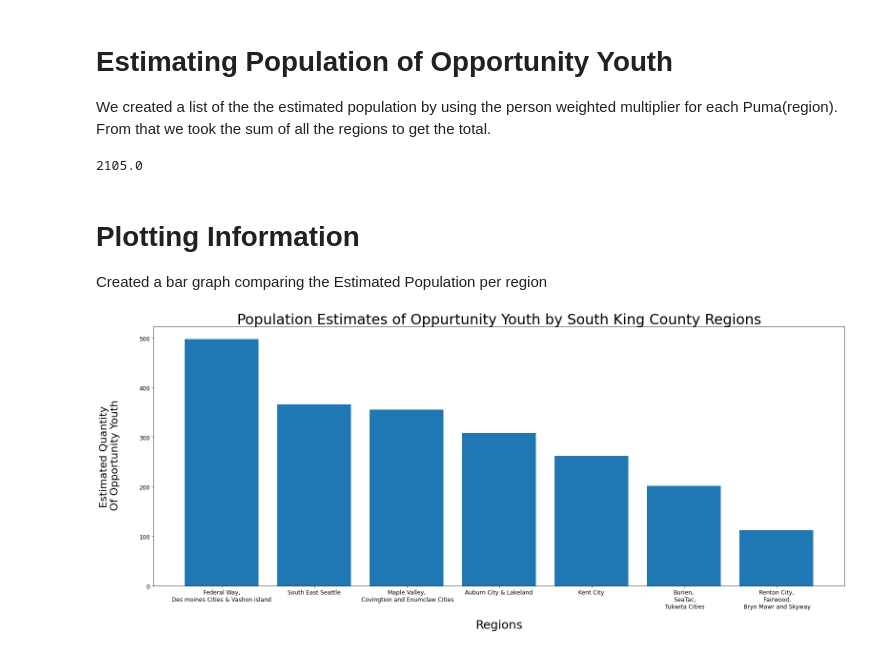
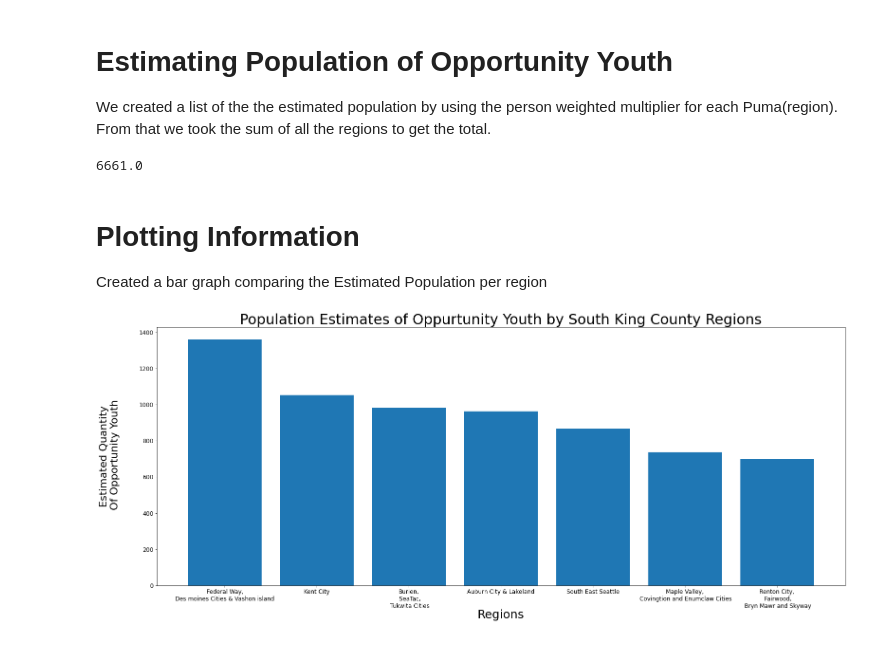
Before and after one commit to Caellwyn/south-king-county-opportunity-youth, a Jupyter notebook: notebooks/exploratory/Question2.ipynb, the cells around one changed output. Drawn from its saved outputs; the diff is of its cells as text; code cells hidden in the pictures.

```diff
--- a/notebooks/exploratory/Question2.ipynb
+++ b/notebooks/exploratory/Question2.ipynb
@@ -24,13 +24,13 @@ We chose Puma's based on the school districs that were shown in the 2016 Report:
 # %%
 #Defiing Dataframe based on Query search
 # puma correlate to South King county regions
-# cow = '9' is unemployed
+# esr = '3' is the unemployed
 # fschp = '0' is not enrolled in school
 oy_df = pd.read_sql('''SELECT *
 FROM pums_2017
 WHERE puma IN ('11612','11613','11614','11615','11604', '11610', '11611')
 AND agep BETWEEN '16' AND '24'
-AND cow = '9'
+AND esr = '3'
 AND fschp = '0'
 ;''', conn)
 # %% [markdown]
@@ -42,7 +42,7 @@ population = oy_df.groupby('puma')['pwgtp'].sum()   # pwgtp was the weight each
 estimated_population = sum(population)
 estimated_population
 # %% [output]
-2105.0
+6661.0
 # %%
 # dictionary of Puma number, name of it and population based on weighted amount.
 region_dic = {'11612': ['Federal Way,Des moines Cities & Vashon island', population['11612']],
@@ -64,16 +64,16 @@ Created a bar graph comparing the Estimated Population per region
 # %%
 #Printing a Bar graph of the population estimate per each puma(region)
 figure, ax = plt.subplots(1, 1, figsize = (26,10));
 
 x = city_list_adj;
 y = estimated_population_region;
 ax.bar(x, y);
 
 
 ax.set_ylabel('Estimated Quantity\n Of Opportunity Youth', fontsize = 22, rotation = 90, labelpad = 40);
-ax.set_xlabel('Regions', fontsize = 25, labelpad = 20);
+ax.set_xlabel('Regions', fontsize = 25, labelpad = 0);
 ax.set_title('Population Estimates of Oppurtunity Youth by South King County Regions', fontsize = 30);
 ax.set_xticklabels(city_list_adj, wrap = True);
 ax.tick_params(axis='both', which='major', labelsize=12)
 # %% [output]
-[figure, old version]
+[figure, new version]
```
Also changed, not shown: parts of 2 cells of this notebook, 1 other file.
